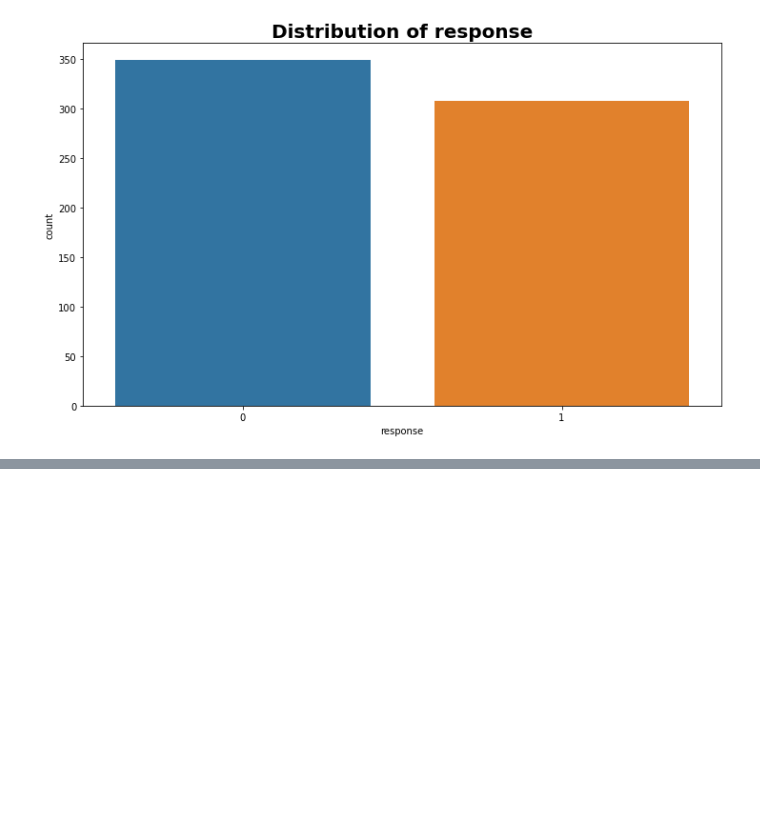
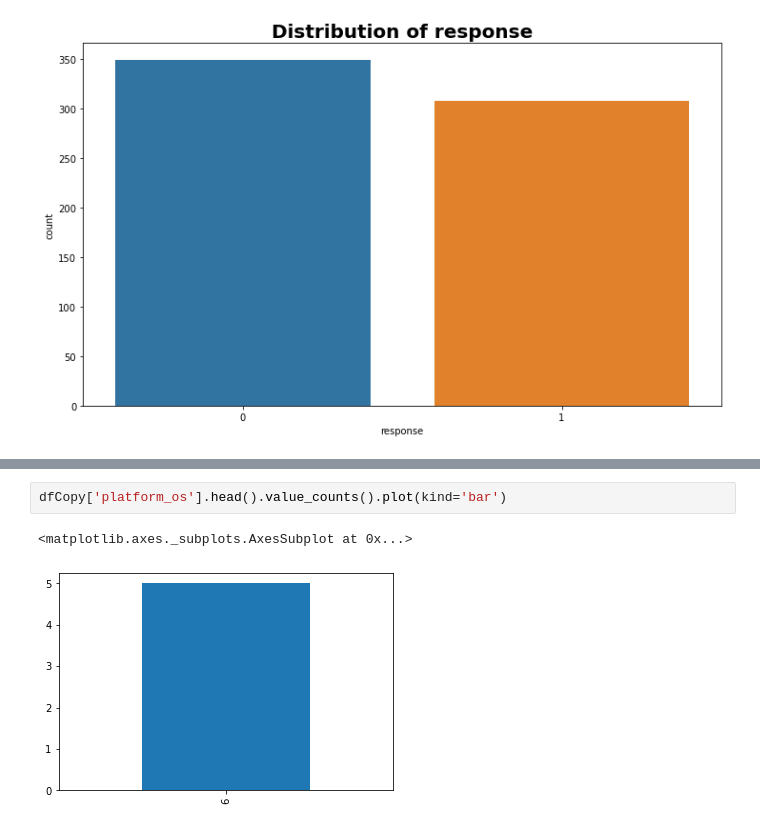
Before and after one commit to Group-6-10Academy/smart_ad_ABtesting, a Jupyter notebook: notebooks/EDA.ipynb, the cells around one changed output, grey strips where cells are left out. Drawn from its saved outputs; the diff is of its cells as text; blank space fills up the shorter version.

```diff
--- a/notebooks/EDA.ipynb
+++ b/notebooks/EDA.ipynb
@@ -230,0 +241,5 @@ Exposed Data Saved !
+# %%
+dfCopy['platform_os'].head().value_counts().plot(kind='bar')
+# %% [output]
+<matplotlib.axes._subplots.AxesSubplot at 0x...>
+[figure, added]
```
Also changed, not shown: parts of 21 cells of this notebook, 5 other files.
